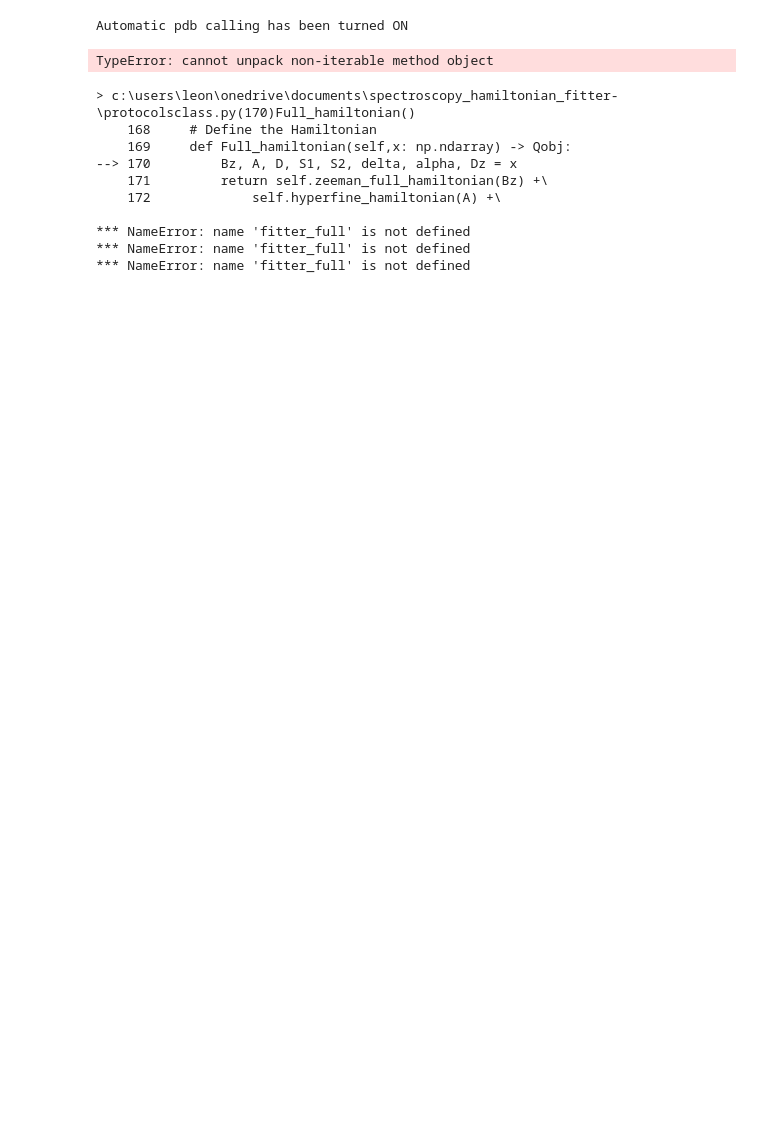
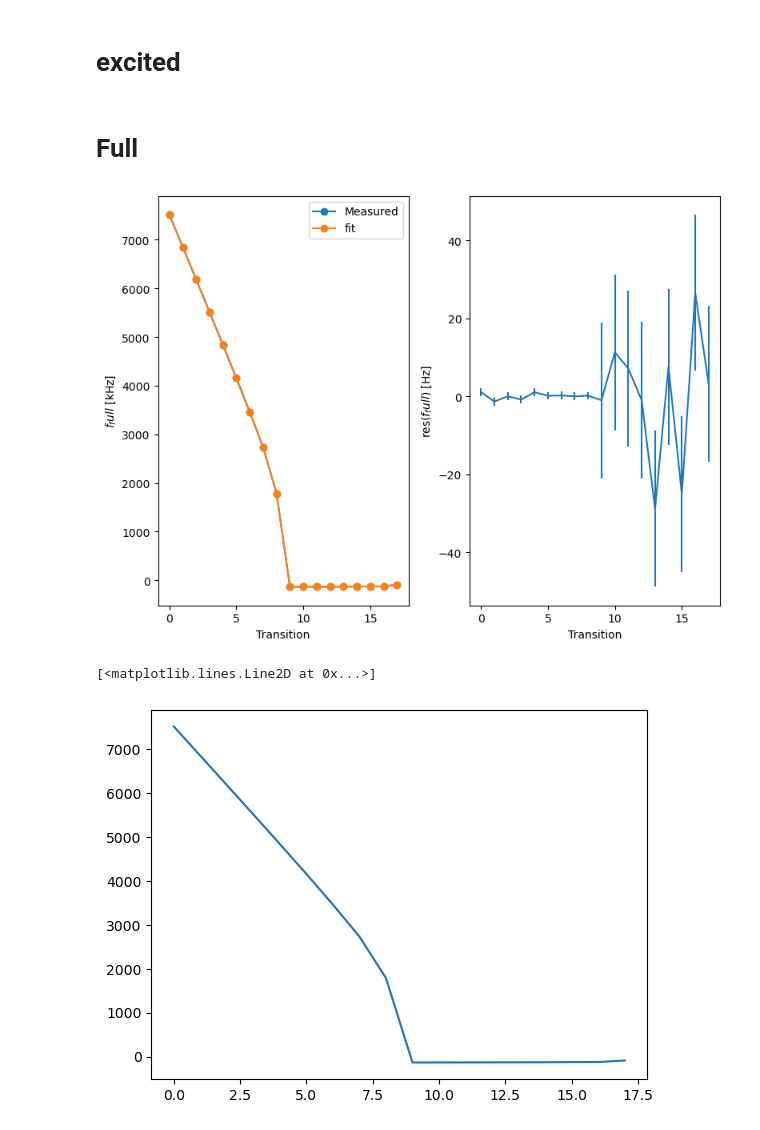
Before and after one commit to leonmyk/Spectroscopy_Hamiltonian_fitter-, a Jupyter notebook: Fitter.ipynb, the cells around one changed output. Saved outputs shown, nothing was run; the diff lists cells and outputs as text; code cells hidden in the pictures; blank space fills up the shorter version.

Commit message:
changed fitter

```diff
--- a/Fitter.ipynb
+++ b/Fitter.ipynb
@@ -64,0 +57,2 @@ array([ 0, 10])
+# %% [markdown]
+# excited
@@ -65,17 +61,11 @@ array([ 0, 10])
+# %% [markdown]
+# Full
 # %%
-%pdb on
-fitter_full.Full_hamiltonian(guess_full)
 fitter_full.run_MCMC(guess_full)
-# %% [output]
-Automatic pdb calling has been turned ON
-TypeError: cannot unpack non-iterable method object
-> c:\users\leon\onedrive\documents\spectroscopy_hamiltonian_fitter-\protocolsclass.py(170)Full_hamiltonian()
-    168     # Define the Hamiltonian
-    169     def Full_hamiltonian(self,x: np.ndarray) -> Qobj:
---> 170         Bz, A, D, S1, S2, delta, alpha, Dz = x
-    171         return self.zeeman_full_hamiltonian(Bz) +\
-    172             self.hyperfine_hamiltonian(A) +\
-
-*** NameError: name 'fitter_full' is not defined
-*** NameError: name 'fitter_full' is not defined
-*** NameError: name 'fitter_full' is not defined
+# %%
+fitter_full.plot_levels_and_residuals_separated(fitter_full.median_x,'')
+plt.plot(np.concatenate((ground_meas,manu_ramsey_meas)))
+# %% [output]
+[figure, added]
+[<matplotlib.lines.Line2D at 0x...>]
+[figure, added]
```
Also changed, not shown: parts of 10 cells of this notebook.
